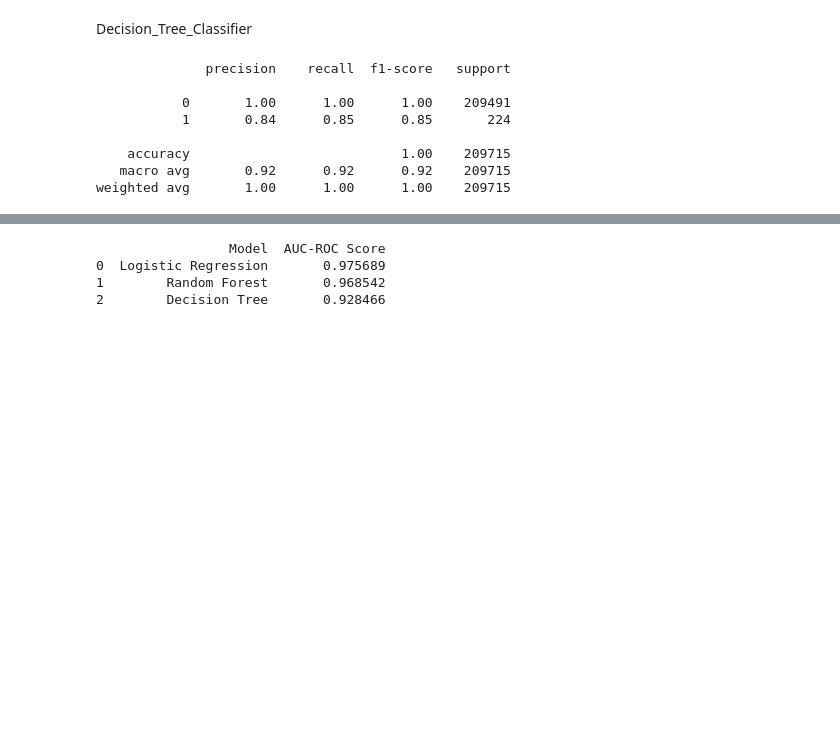
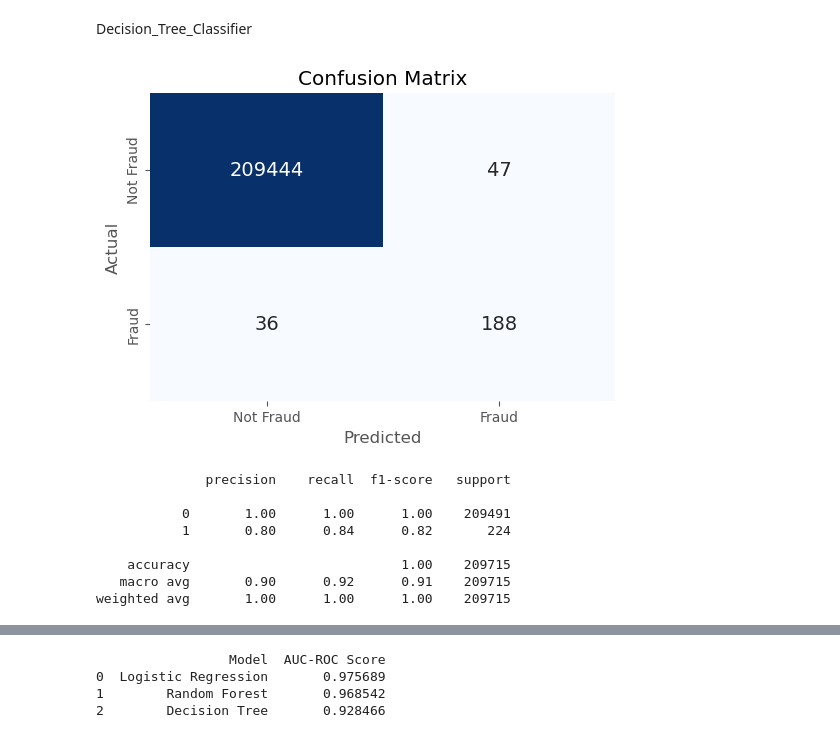
Before and after one commit to LoveRedemption/Online-payments-Fraud-, a Jupyter notebook: Online Fraud Detection.ipynb, the cells around one changed output, grey strips where cells are left out. Cells and saved outputs as stored; diff of their text form; code cells hidden in the pictures; blank space fills up the shorter version.

```diff
--- a/Online Fraud Detection.ipynb
+++ b/Online Fraud Detection.ipynb
@@ -636,30 +648,44 @@ Decision_Tree_Classifier
 # %%
 # select the features and target variable
 features = ['amount_trans', 'old_balance', 'new_balance']
 target = 'is_fraud'
 
 # split the data into training and testing sets
 X_train, X_test, y_train, y_test = train_test_split(df[features], df[target], test_size=0.2, random_state=42)
 
 # decision tree model
 model = DecisionTreeClassifier()
 
 # fit the model on the training data
 model.fit(X_train, y_train)
 
 # make predictions on the testing data
 y_pred = model.predict(X_test)
 
+# Generate confusion matrix
+cm = confusion_matrix(y_test, y_pred)
+
+# Visualize the confusion matrix with class labels
+plt.figure(figsize=(6, 4))
+sns.heatmap(cm, annot=True, fmt='d', cmap='Blues', annot_kws={'size': 14}, cbar=False,
+            xticklabels=['Not Fraud', 'Fraud'], yticklabels=['Not Fraud', 'Fraud'])
+plt.title('Confusion Matrix')
+plt.xlabel('Predicted')
+plt.ylabel('Actual')
+plt.show()
+
+
 # print the classification report
 print(classification_report(y_test, y_pred))
 # %% [output]
+[figure, added]
               precision    recall  f1-score   support
 
            0       1.00      1.00      1.00    209491
-           1       0.84      0.85      0.85       224
+           1       0.80      0.84      0.82       224
 
     accuracy                           1.00    209715
-   macro avg       0.92      0.92      0.92    209715
+   macro avg       0.90      0.92      0.91    209715
 weighted avg       1.00      1.00      1.00    209715
 # %%
 # select the features and target variable
```
Also changed, not shown: parts of 3 cells of this notebook.
